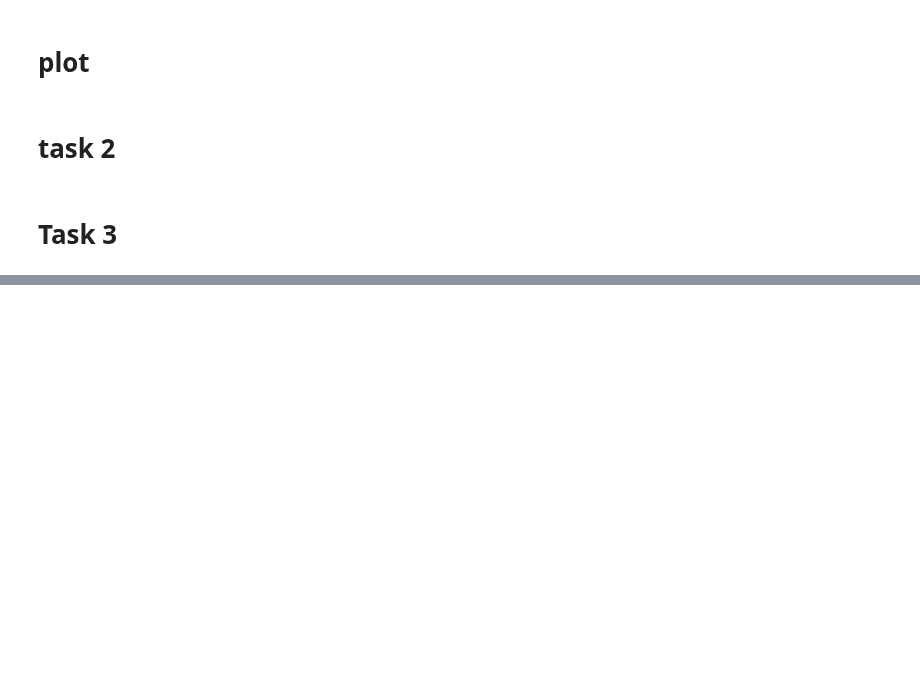
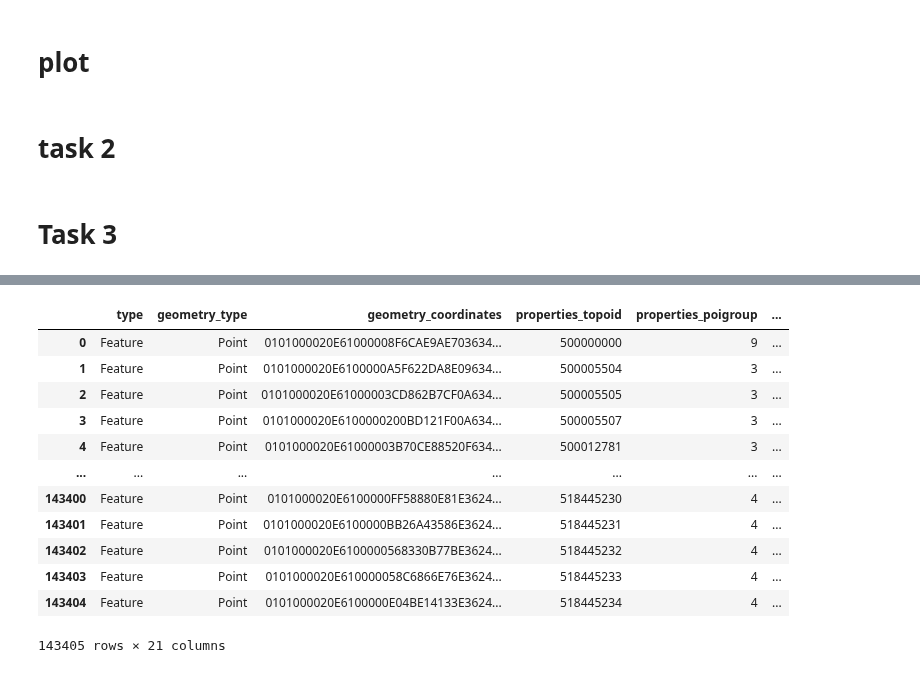
Before and after one commit to MichelangeloNardi/DATA2901--2024S1, a Jupyter notebook: Data Validation_JL.ipynb, the cells around one changed output, grey strips where cells are left out. Drawn from its saved outputs; the diff is of its cells as text; code cells hidden in the pictures; blank space fills up the shorter version.

```diff
--- a/Data Validation_JL.ipynb
+++ b/Data Validation_JL.ipynb
@@ -743,0 +1226,42 @@ gj.dtypes
+# %%
+conn.execute('''
+             drop table if exists poi;
+create table poi as
+             select type,
+geometry_type,
+cast(replace(replace(replace(geometry_coordinates,'{','Point('),'}',')'),',',' ') as GEOMETRY(POINT,4326)) geometry_coordinates,
+properties_topoid,
+properties_poigroup,
+properties_poitype,
+properties_poiname,
+properties_poilabel,
+properties_poilabeltype,
+properties_poialtlabel,
+properties_poisourcefeatureoid,
+properties_accesscontrol,
+properties_startdate,
+properties_enddate,
+properties_lastupdate,
+properties_msoid,
+properties_centroidid,
+properties_shapeuuid,
+properties_changetype,
+properties_processstate,
+properties_urbanity
+             from poi_raw
+''')
+query(conn, "select * from poi")
+# %% [output]
+|  | type | geometry_type | geometry_coordinates | properties_topoid | properties_poigroup | ... |
+| 0 | Feature | Point | 0101000020E61000008F6CAE9AE703634... | 500000000 | 9 | ... |
+| 1 | Feature | Point | 0101000020E6100000A5F622DA8E09634... | 500005504 | 3 | ... |
+| 2 | Feature | Point | 0101000020E61000003CD862B7CF0A634... | 500005505 | 3 | ... |
+| 3 | Feature | Point | 0101000020E6100000200BD121F00A634... | 500005507 | 3 | ... |
+| 4 | Feature | Point | 0101000020E61000003B70CE88520F634... | 500012781 | 3 | ... |
+| ... | ... | ... | ... | ... | ... | ... |
+| 143400 | Feature | Point | 0101000020E6100000FF58880E81E3624... | 518445230 | 4 | ... |
+| 143401 | Feature | Point | 0101000020E6100000BB26A43586E3624... | 518445231 | 4 | ... |
+| 143402 | Feature | Point | 0101000020E6100000568330B77BE3624... | 518445232 | 4 | ... |
+| 143403 | Feature | Point | 0101000020E610000058C6866E76E3624... | 518445233 | 4 | ... |
+| 143404 | Feature | Point | 0101000020E6100000E04BE14133E3624... | 518445234 | 4 | ... |
+143405 rows × 21 columns
```
Also changed, not shown: parts of 32 cells of this notebook.
